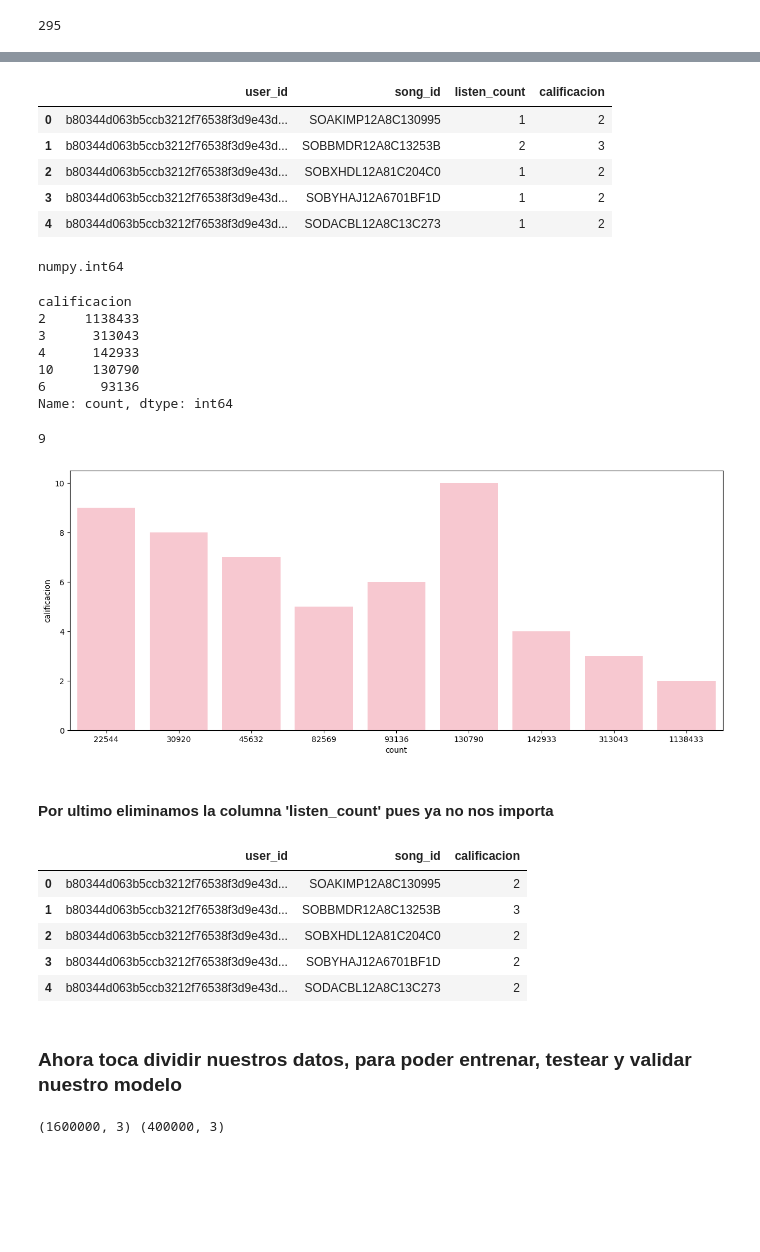
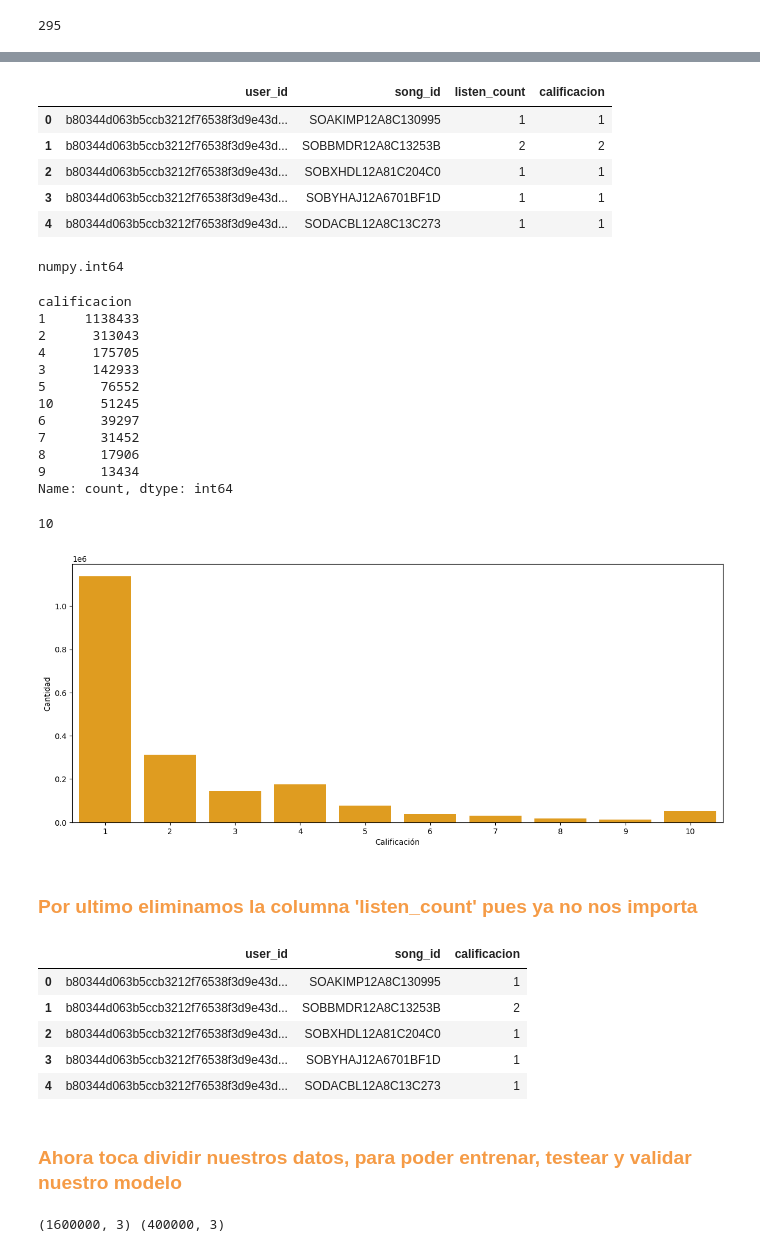
Before and after one commit to MauricioZTorres/Sistema-de-recomendacion-de-musica, a Jupyter notebook: PIA.ipynb, the cells around one changed output, grey strips where cells are left out. Cells and saved outputs as stored; diff of their text form; code cells hidden in the pictures; blank space fills up the shorter version.

```diff
--- a/PIA.ipynb
+++ b/PIA.ipynb
@@ -3,8 +3,8 @@
 # %%
 import pandas as pd
 # %%
-df = pd.read_csv("./oro?/triplets_file.csv")
-df_songs = pd.read_csv("./oro?/song_data.csv")
+df = pd.read_csv("./datasets/triplets_file.csv")
+df_songs = pd.read_csv("./datasets/song_data.csv")
 # %%
 df.head()
 # %% [output]
@@ -98,6 +149,8 @@ c.sum()
 # %%
-#bins = [0, 3, 10, 20, 30, 40, 50, 100, 200, 500, float('inf')]
-bins = [0, 1, 2, 3, 4, 5, 6, 7, 8, 9, 2214]
+#bins = [0, 3, 10, 20, 30, 40, 50, 100, 200, 500, float('inf')] Manera incorrecta
+#bins = [0, 1, 2, 3, 4, 5, 6, 7, 8, 9, 2214] Manera incorrecta
+
+bins = [1, 2, 3, 4, 6, 8, 10, 12, 14, 16, 2214]
 
 labels = [1, 2, 3, 4, 5, 6, 7, 8, 9, 10]
 
@@ -106,11 +159,11 @@ df['calificacion'] = pd.cut(df['listen_count'], bins=bins, labels=labels, right=
 df.head()
 # %% [output]
 |  | user_id | song_id | listen_count | calificacion |
-| 0 | b80344d063b5ccb3212f76538f3d9e43d... | SOAKIMP12A8C130995 | 1 | 2 |
-| 1 | b80344d063b5ccb3212f76538f3d9e43d... | SOBBMDR12A8C13253B | 2 | 3 |
-| 2 | b80344d063b5ccb3212f76538f3d9e43d... | SOBXHDL12A81C204C0 | 1 | 2 |
-| 3 | b80344d063b5ccb3212f76538f3d9e43d... | SOBYHAJ12A6701BF1D | 1 | 2 |
-| 4 | b80344d063b5ccb3212f76538f3d9e43d... | SODACBL12A8C13C273 | 1 | 2 |
+| 0 | b80344d063b5ccb3212f76538f3d9e43d... | SOAKIMP12A8C130995 | 1 | 1 |
+| 1 | b80344d063b5ccb3212f76538f3d9e43d... | SOBBMDR12A8C13253B | 2 | 2 |
+| 2 | b80344d063b5ccb3212f76538f3d9e43d... | SOBXHDL12A81C204C0 | 1 | 1 |
+| 3 | b80344d063b5ccb3212f76538f3d9e43d... | SOBYHAJ12A6701BF1D | 1 | 1 |
+| 4 | b80344d063b5ccb3212f76538f3d9e43d... | SODACBL12A8C13C273 | 1 | 1 |
 # %%
 #rectificamos que la nueva columan sea de numeros
 
@@ -120,40 +173,50 @@ type(df['calificacion'][0])
 # %% [output]
 numpy.int64
 # %%
-d = df['calificacion'].value_counts()
-d.head()
+d = pd.Series(df['calificacion'].value_counts())
+d
 # %% [output]
 calificacion
-2     1138433
-3      313043
-4      142933
-10     130790
-6       93136
+1     1138433
+2      313043
+4      175705
+3      142933
+5       76552
+10      51245
+6       39297
+7       31452
+8       17906
+9       13434
 Name: count, dtype: int64
 # %%
 df['calificacion'].nunique()
 # %% [output]
-9
+10
 # %%
 plt.figure(figsize=(15, 6))
-sns.barplot(x=d,y=d.index, color='pink')
+
+sns.barplot(x=d.index, y=d, color='orange')
+plt.xlabel('Calificación')
+plt.ylabel('Cantidad')
+
 plt.show()
 # %% [output]
-[figure, old version]
+[figure, new version]
 # %% [markdown]
-#### Por ultimo eliminamos la columna 'listen_count' pues ya no nos importa
+### <font color='#F59B46'>Por ultimo eliminamos la columna 'listen_count' pues ya no nos importa</font>
 # %%
 df = df.drop('listen_count', axis=1)
 df.head()
 # %% [output]
 |  | user_id | song_id | calificacion |
-| 0 | b80344d063b5ccb3212f76538f3d9e43d... | SOAKIMP12A8C130995 | 2 |
-| 1 | b80344d063b5ccb3212f76538f3d9e43d... | SOBBMDR12A8C13253B | 3 |
-| 2 | b80344d063b5ccb3212f76538f3d9e43d... | SOBXHDL12A81C204C0 | 2 |
-| 3 | b80344d063b5ccb3212f76538f3d9e43d... | SOBYHAJ12A6701BF1D | 2 |
-| 4 | b80344d063b5ccb3212f76538f3d9e43d... | SODACBL12A8C13C273 | 2 |
+| 0 | b80344d063b5ccb3212f76538f3d9e43d... | SOAKIMP12A8C130995 | 1 |
+| 1 | b80344d063b5ccb3212f76538f3d9e43d... | SOBBMDR12A8C13253B | 2 |
+| 2 | b80344d063b5ccb3212f76538f3d9e43d... | SOBXHDL12A81C204C0 | 1 |
+| 3 | b80344d063b5ccb3212f76538f3d9e43d... | SOBYHAJ12A6701BF1D | 1 |
+| 4 | b80344d063b5ccb3212f76538f3d9e43d... | SODACBL12A8C13C273 | 1 |
 # %% [markdown]
-### Ahora toca dividir nuestros datos, para poder entrenar, testear y validar nuestro modelo
+
+### <font color='#F59B46'>Ahora toca dividir nuestros datos, para poder entrenar, testear y validar nuestro modelo</font>
 # %%
 from sklearn.model_selection import train_test_split
 # %%
```
Also changed, not shown: parts of 30 cells of this notebook.
